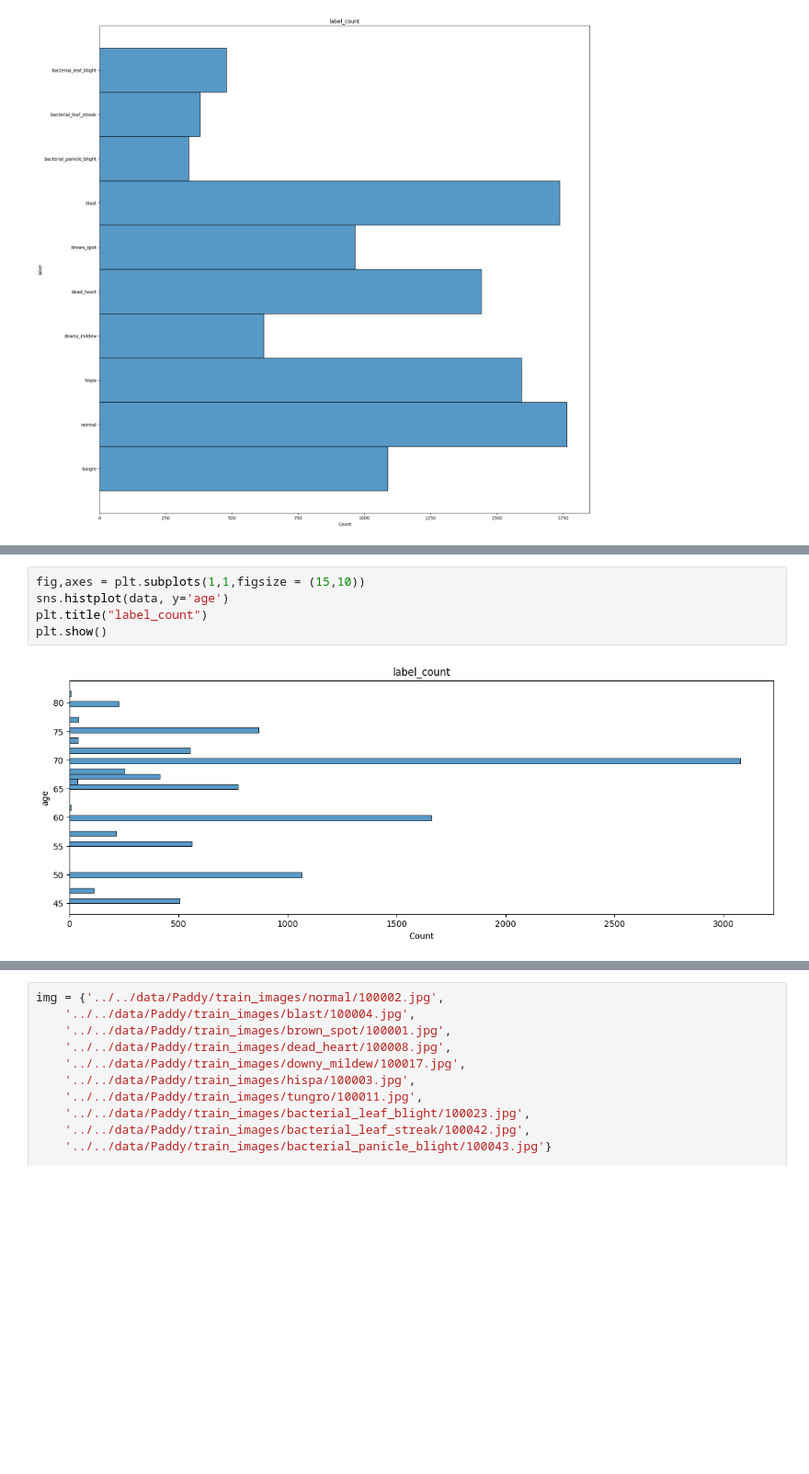
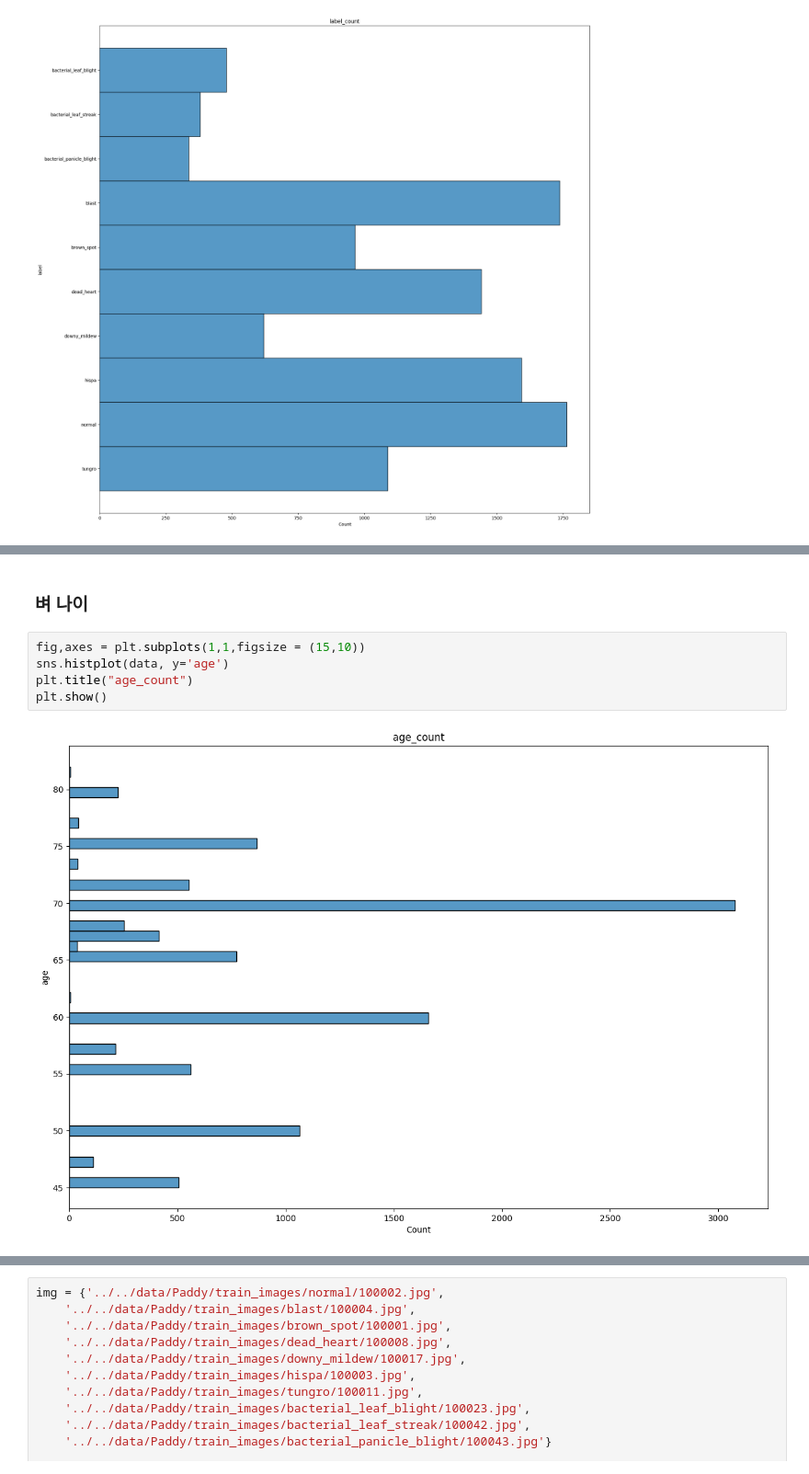
Before and after one commit to P-C-Space/MyDataAnalysis, a Jupyter notebook: Paddy/EDA/EDA.ipynb, the cells around one changed output, grey strips where cells are left out. Shown at 92% size. Saved outputs shown, nothing was run; the diff lists cells and outputs as text; blank space fills up the shorter version.

```diff
--- a/Paddy/EDA/EDA.ipynb
+++ b/Paddy/EDA/EDA.ipynb
@@ -96,10 +116,12 @@ plt.title("label_count")
 plt.show()
 # %% [output]
 [figure]
+# %% [markdown]
+### 벼 나이
 # %%
 fig,axes = plt.subplots(1,1,figsize = (15,10))
 sns.histplot(data, y='age')
-plt.title("label_count")
+plt.title("age_count")
 plt.show()
 # %% [output]
-[figure, old version]
+[figure, new version]
```
Also changed, not shown: parts of 18 cells of this notebook, 2 other files.
